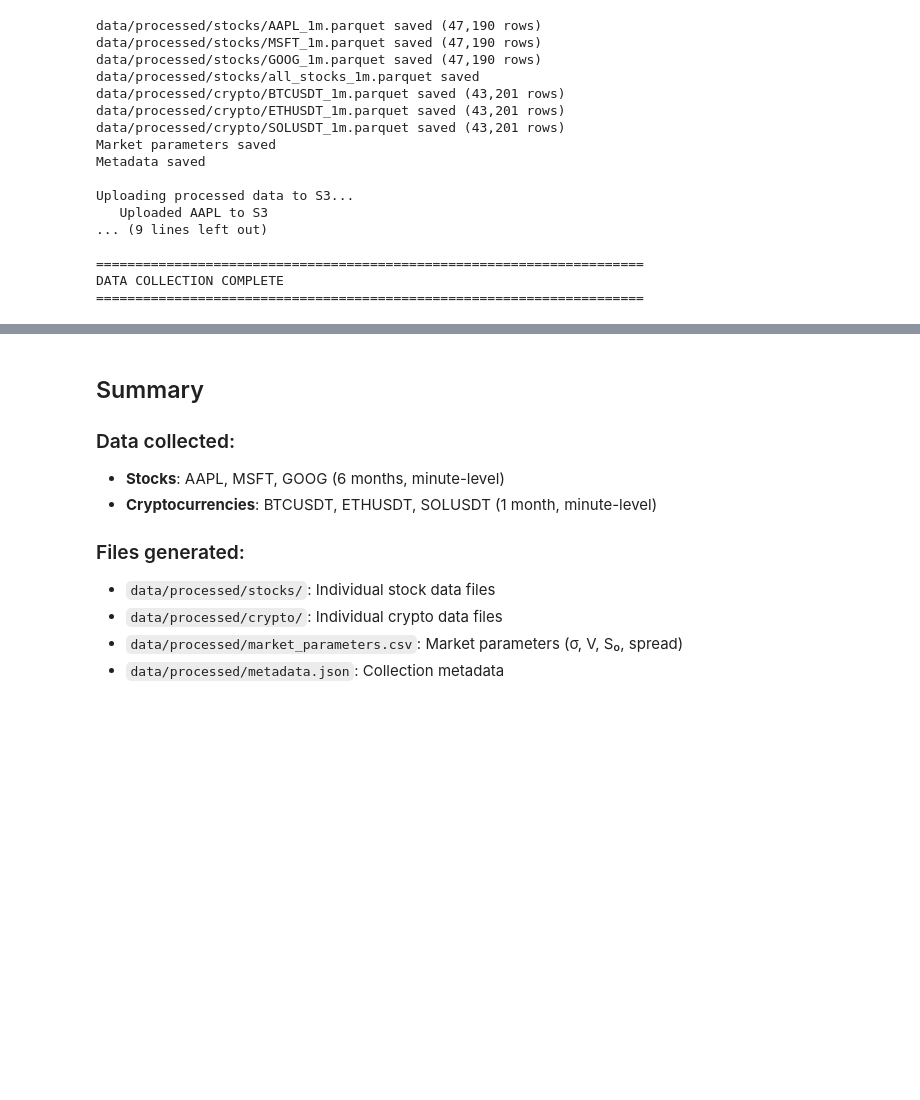
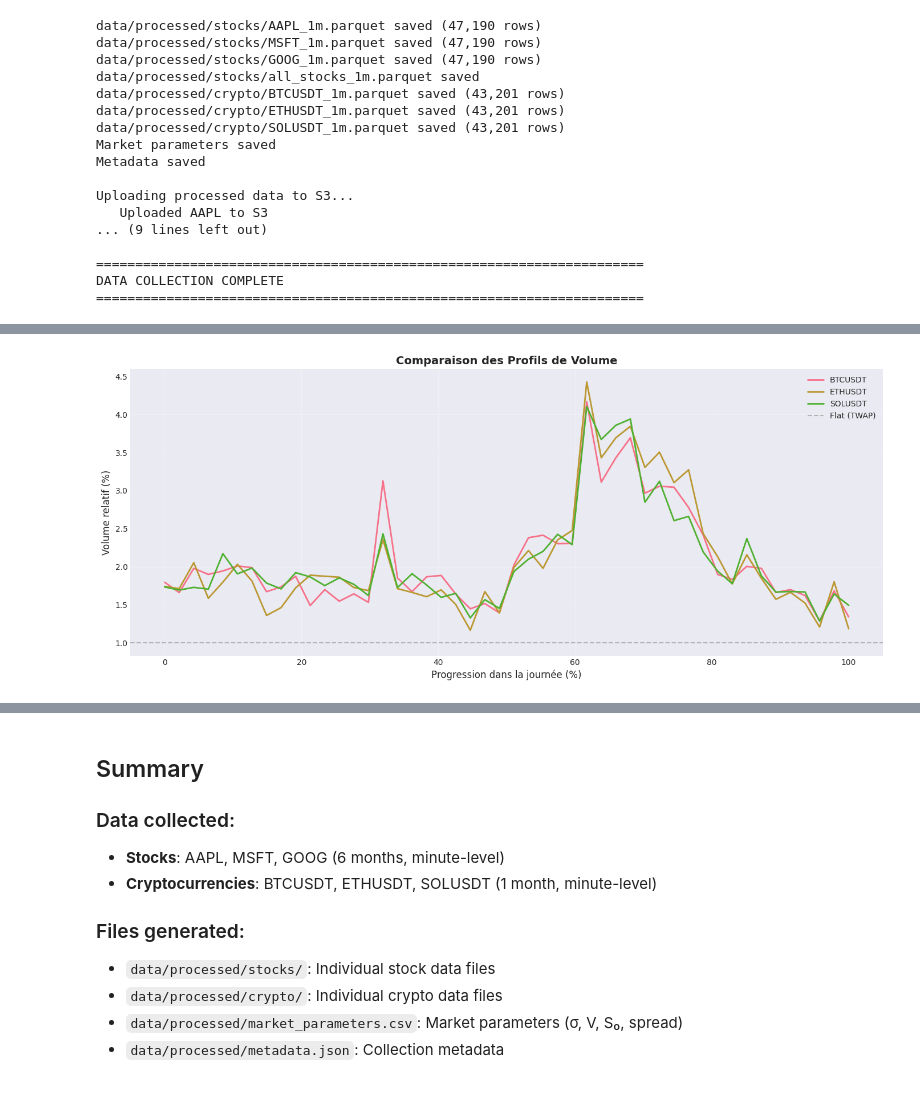
Before and after one commit to gregouzeee/market-impact-models, a Jupyter notebook: notebooks/01_data_collection.ipynb, the cells around one changed output, grey strips where cells are left out. Cells and saved outputs as stored; diff of their text form; code cells hidden in the pictures; blank space fills up the shorter version.

```diff
--- a/notebooks/01_data_collection.ipynb
+++ b/notebooks/01_data_collection.ipynb
@@ -669,0 +732,5 @@ DATA COLLECTION COMPLETE
+# %%
+# Compare all crypto profiles on the same plot
+compare_profiles(crypto_profiles, n_slices=N_SLICES_CRYPTO)
+# %% [output]
+[figure, added]
```
Also changed, not shown: parts of 7 cells of this notebook, 3 other files.
